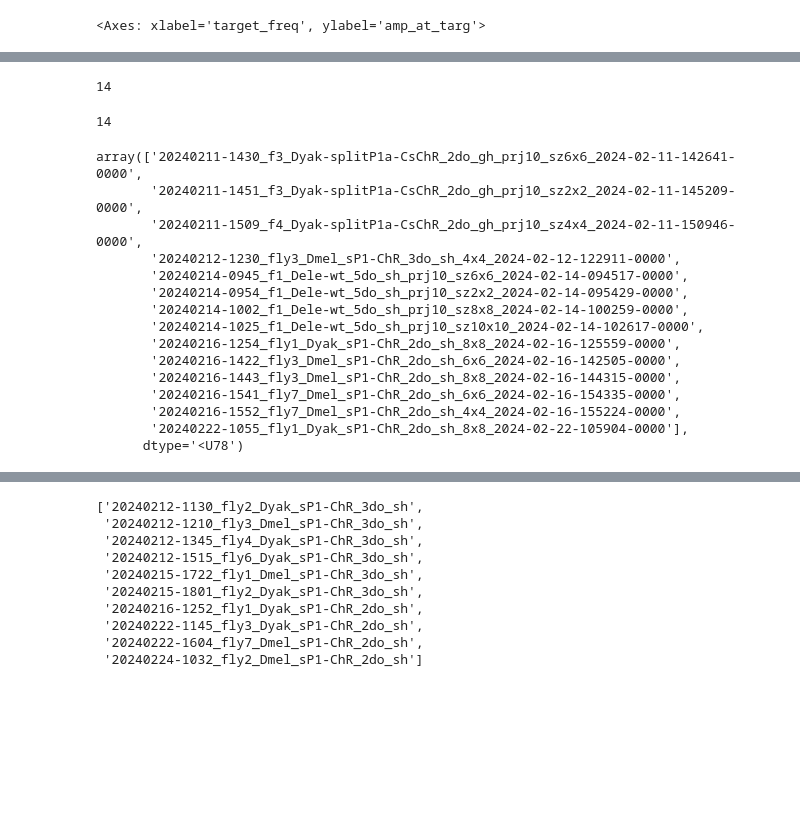
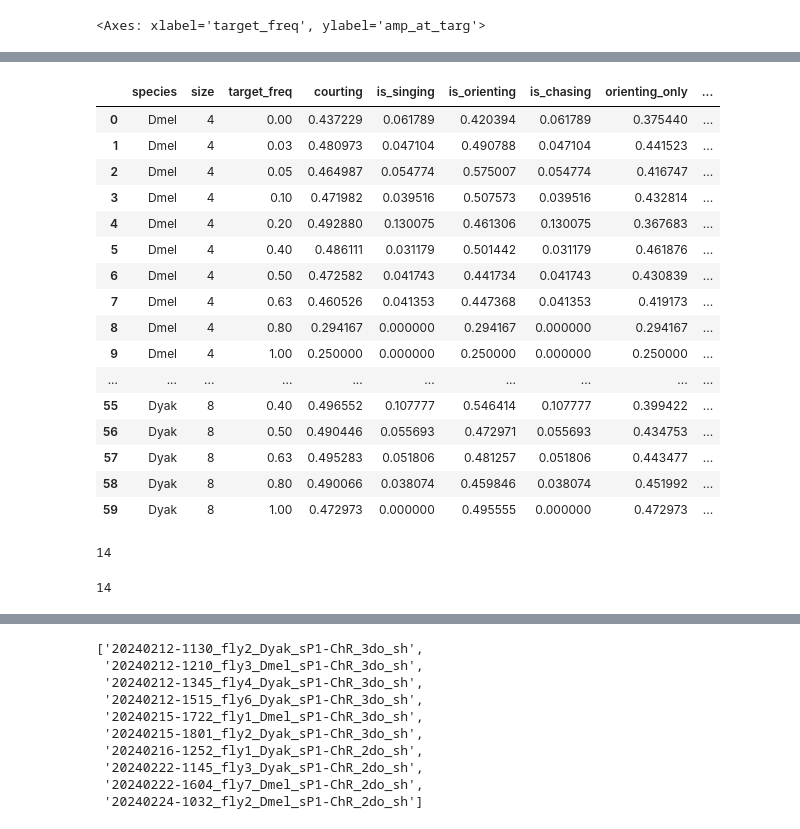
Before and after one commit to julianarhee/flytracker_analysis, a Jupyter notebook: DLC-diffspeeds2-parse-epochs-AGGR.ipynb, the cells around one changed output, grey strips where cells are left out. Drawn from its saved outputs; the diff is of its cells as text; code cells hidden in the pictures; blank space fills up the shorter version.

```diff
--- a/DLC-diffspeeds2-parse-epochs-AGGR.ipynb
+++ b/DLC-diffspeeds2-parse-epochs-AGGR.ipynb
@@ -296,0 +481,6 @@ vmin, vmax
+# %%
+d_list = []
+for acq, df_ in jfly.groupby('acquisition'):
+    df_ = split_into_bouts(df_)
+    d_list.append(df_)
+jfly = pd.concat(d_list)
@@ -296,0 +507,14 @@ vmin, vmax
+# %%
+jfly['orienting_only'] = 0
+jfly.loc[(jfly['courting']==1) & (jfly['is_singing']==0) & (jfly['is_chasing']==0), \
+         'orienting_only'] = 1
+
+jfly['chasing_only'] = 0
+jfly.loc[(jfly['courting']==1) & (jfly['is_singing']==0), \
+         'chasing_only'] = 1
+# %%
+varnames = ['courting', 'is_singing', 'is_orienting', 'is_chasing',
+           'orienting_only', 'chasing_only']
+mean_perbout = jfly.groupby(['species', 'size', 'target_freq', 'boutnum'])[varnames].mean().reset_index()
+means_xbout = mean_perbout.groupby(['species', 'size', 'target_freq'])[varnames].mean().reset_index()
+means_all = jfly.groupby(['species', 'size', 'target_freq'])[varnames].mean().reset_index()
@@ -296,0 +541,20 @@ vmin, vmax
+# %%
+print(vmin, vmax)
+fig, axn = pl.subplots(1, 2, figsize=(8,4))
+curr_sizes = [2, 4, 6, 8]
+curr_var = 'courting'
+plotdf = means_all[means_all['size'].isin(curr_sizes)].copy()
+vmin, vmax = plotdf[curr_var].min(), plotdf[curr_var].max()
+# vmin =0; vmax=1;
+#vmax=0.5
+cbar_ax = fig.add_axes([0.91, .4, .02, .2])
+for ai, (sp, df_) in enumerate(plotdf.groupby('species')):
+    tuning = df_.pivot_table(values=curr_var, columns=['target_freq'],
+                index=['size'])
+    ax=axn[ai]
+    ax.set_title(sp, loc='left')
+    sns.heatmap(data=tuning, ax=ax, vmin=vmin, vmax=vmax, cmap='magma',
+                cbar=ai!=0, cbar_ax=None if ai==0 else cbar_ax) #, annot=True)
+    ax.set_aspect(1)
+    #ax.imshow(tuning.values, vmin=vmin, vmax=vmax)
+fig.tight_layout(rect=[0, 0, .9, 1])
@@ -297,3 +565,23 @@ vmin, vmax
+# %%
+plotdf
+# %% [output]
+|  | species | size | target_freq | courting | is_singing | is_orienting | is_chasing | orienting_only | ... |
+| 0 | Dmel | 4 | 0.00 | 0.437229 | 0.061789 | 0.420394 | 0.061789 | 0.375440 | ... |
+| 1 | Dmel | 4 | 0.03 | 0.480973 | 0.047104 | 0.490788 | 0.047104 | 0.441523 | ... |
+| 2 | Dmel | 4 | 0.05 | 0.464987 | 0.054774 | 0.575007 | 0.054774 | 0.416747 | ... |
+| 3 | Dmel | 4 | 0.10 | 0.471982 | 0.039516 | 0.507573 | 0.039516 | 0.432814 | ... |
+| 4 | Dmel | 4 | 0.20 | 0.492880 | 0.130075 | 0.461306 | 0.130075 | 0.367683 | ... |
+| 5 | Dmel | 4 | 0.40 | 0.486111 | 0.031179 | 0.501442 | 0.031179 | 0.461876 | ... |
+| 6 | Dmel | 4 | 0.50 | 0.472582 | 0.041743 | 0.441734 | 0.041743 | 0.430839 | ... |
+| 7 | Dmel | 4 | 0.63 | 0.460526 | 0.041353 | 0.447368 | 0.041353 | 0.419173 | ... |
+| 8 | Dmel | 4 | 0.80 | 0.294167 | 0.000000 | 0.294167 | 0.000000 | 0.294167 | ... |
+| 9 | Dmel | 4 | 1.00 | 0.250000 | 0.000000 | 0.250000 | 0.000000 | 0.250000 | ... |
+| ... | ... | ... | ... | ... | ... | ... | ... | ... | ... |
+| 55 | Dyak | 8 | 0.40 | 0.496552 | 0.107777 | 0.546414 | 0.107777 | 0.399422 | ... |
+| 56 | Dyak | 8 | 0.50 | 0.490446 | 0.055693 | 0.472971 | 0.055693 | 0.434753 | ... |
+| 57 | Dyak | 8 | 0.63 | 0.495283 | 0.051806 | 0.481257 | 0.051806 | 0.443477 | ... |
+| 58 | Dyak | 8 | 0.80 | 0.490066 | 0.038074 | 0.459846 | 0.038074 | 0.451992 | ... |
+| 59 | Dyak | 8 | 1.00 | 0.472973 | 0.000000 | 0.495555 | 0.000000 | 0.472973 | ... |
 # %%
 train_vids = glob.glob(os.path.join(project_dir, 'videos', '*.avi'))
 
@@ -309,21 +597,3 @@ len(analyzed_vids)
 # %% [output]
 14
 14
-# %%
-analyzed_vids
-# %% [output]
-array(['20240211-1430_f3_Dyak-splitP1a-CsChR_2do_gh_prj10_sz6x6_2024-02-11-142641-0000',
-       '20240211-1451_f3_Dyak-splitP1a-CsChR_2do_gh_prj10_sz2x2_2024-02-11-145209-0000',
-       '20240211-1509_f4_Dyak-splitP1a-CsChR_2do_gh_prj10_sz4x4_2024-02-11-150946-0000',
-       '20240212-1230_fly3_Dmel_sP1-ChR_3do_sh_4x4_2024-02-12-122911-0000',
-       '20240214-0945_f1_Dele-wt_5do_sh_prj10_sz6x6_2024-02-14-094517-0000',
-       '20240214-0954_f1_Dele-wt_5do_sh_prj10_sz2x2_2024-02-14-095429-0000',
-       '20240214-1002_f1_Dele-wt_5do_sh_prj10_sz8x8_2024-02-14-100259-0000',
-       '20240214-1025_f1_Dele-wt_5do_sh_prj10_sz10x10_2024-02-14-102617-0000',
-       '20240216-1254_fly1_Dyak_sP1-ChR_2do_sh_8x8_2024-02-16-125559-0000',
-       '20240216-1422_fly3_Dmel_sP1-ChR_2do_sh_6x6_2024-02-16-142505-0000',
-       '20240216-1443_fly3_Dmel_sP1-ChR_2do_sh_8x8_2024-02-16-144315-0000',
-       '20240216-1541_fly7_Dmel_sP1-ChR_2do_sh_6x6_2024-02-16-154335-0000',
-       '20240216-1552_fly7_Dmel_sP1-ChR_2do_sh_4x4_2024-02-16-155224-0000',
-       '20240222-1055_fly1_Dyak_sP1-ChR_2do_sh_8x8_2024-02-22-105904-0000'],
-      dtype='<U78')
```
Also changed, not shown: parts of 40 cells of this notebook.
